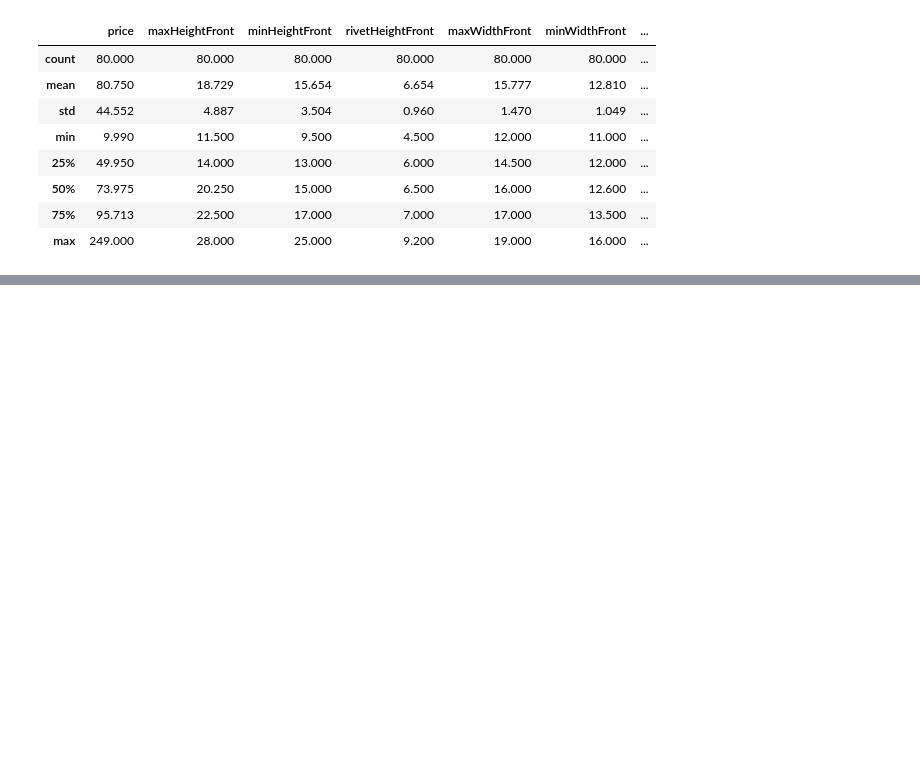
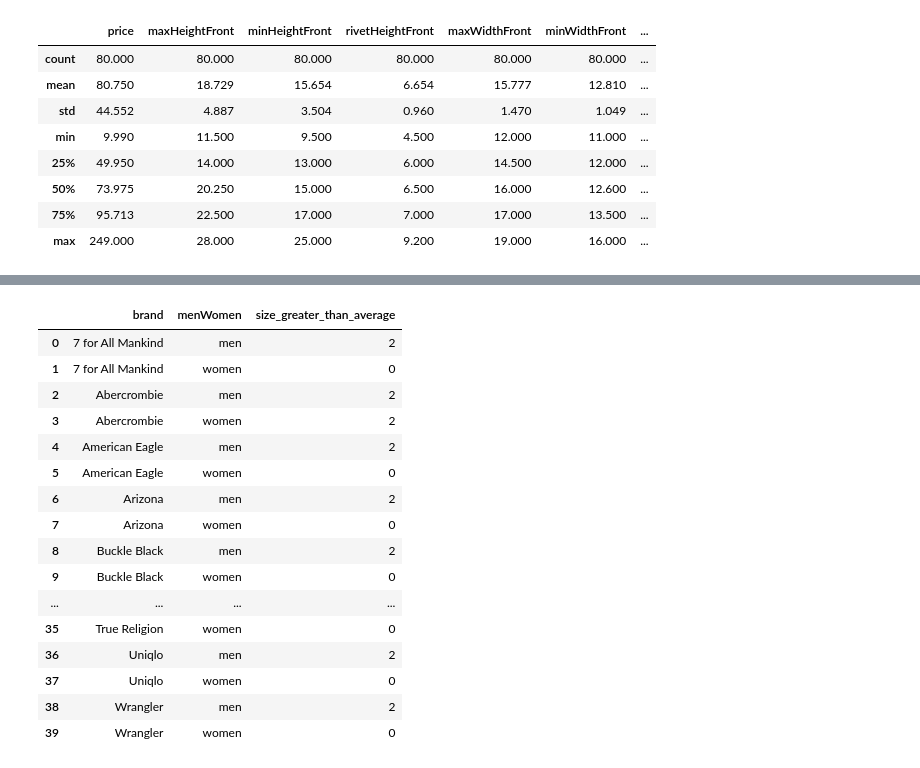
Before and after one commit to wimlds/berlin-tdd-workshop, a Jupyter notebook: EDA.ipynb, the cells around one changed output, grey strips where cells are left out. Saved outputs shown, nothing was run; the diff lists cells and outputs as text; code cells hidden in the pictures; blank space fills up the shorter version.

```diff
--- a/EDA.ipynb
+++ b/EDA.ipynb
@@ -66,0 +171,8 @@ df.describe()
+# %%
+def is_greater_than_average(series: pd.Series) -> pd.Series :
+    avg = series.mean()
+    new_series = [0 if x <= avg else 1 for x in series]
+
+    return pd.Series(new_series)
+# %%
+df["size_greater_than_average"] = is_greater_than_average(df["pocketArea"])
@@ -66,0 +187,33 @@ df.describe()
+# %%
+# count number of rows with women and "size_greater_than_average" > 0
+# input brand, menWomen, size_greater_than_average -> 80 rows
+# output brand, score  -> less ~ 40
+
+
+aggr = df.groupby(by=["brand", "menWomen"],as_index=False)["size_greater_than_average"].sum()
+# %%
+def get_sum_score_by_brand_and_gender(frame: pd.DataFrame, brand_col="brand", gender_col="menWomen", score_by="size_greater_than_average") -> pd.DataFrame :
+    aggr = frame.groupby(by=[brand_col, gender_col],as_index=False)[score_by].sum()
+
+    return aggr
+# %%
+aggr = get_sum_score_by_brand_and_gender(df, "brand", "menWomen", "size_greater_than_average")
+aggr
+# %% [output]
+|  | brand | menWomen | size_greater_than_average |
+| 0 | 7 for All Mankind | men | 2 |
+| 1 | 7 for All Mankind | women | 0 |
+| 2 | Abercrombie | men | 2 |
+| 3 | Abercrombie | women | 2 |
+| 4 | American Eagle | men | 2 |
+| 5 | American Eagle | women | 0 |
+| 6 | Arizona | men | 2 |
+| 7 | Arizona | women | 0 |
+| 8 | Buckle Black | men | 2 |
+| 9 | Buckle Black | women | 0 |
+| ... | ... | ... | ... |
+| 35 | True Religion | women | 0 |
+| 36 | Uniqlo | men | 2 |
+| 37 | Uniqlo | women | 0 |
+| 38 | Wrangler | men | 2 |
+| 39 | Wrangler | women | 0 |
```
Also changed, not shown: parts of 34 cells of this notebook, 3 other files.
